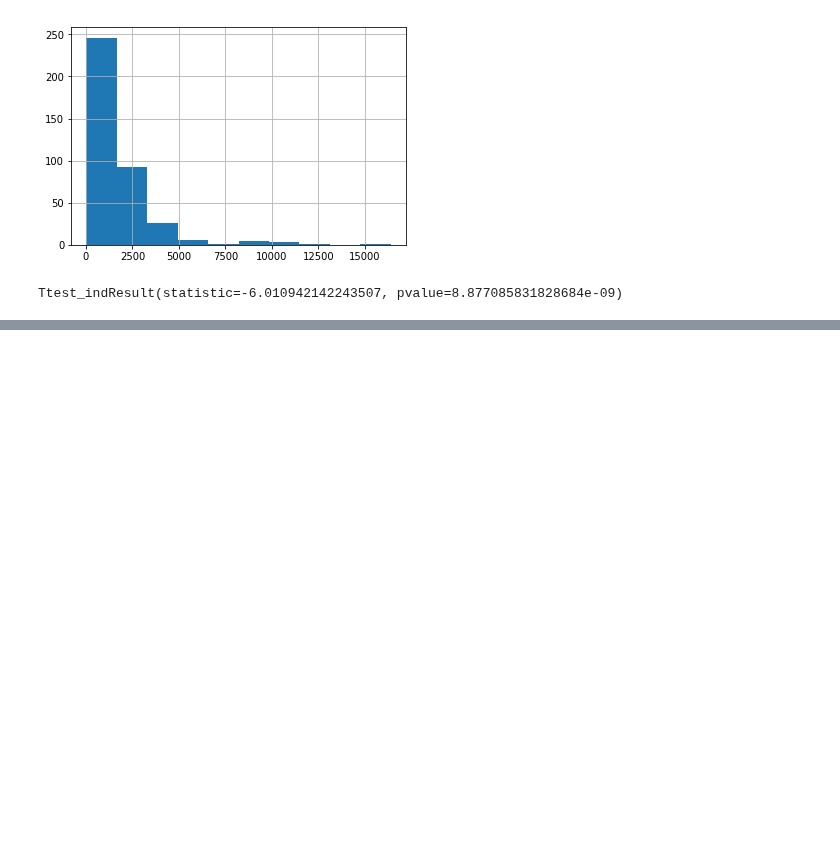
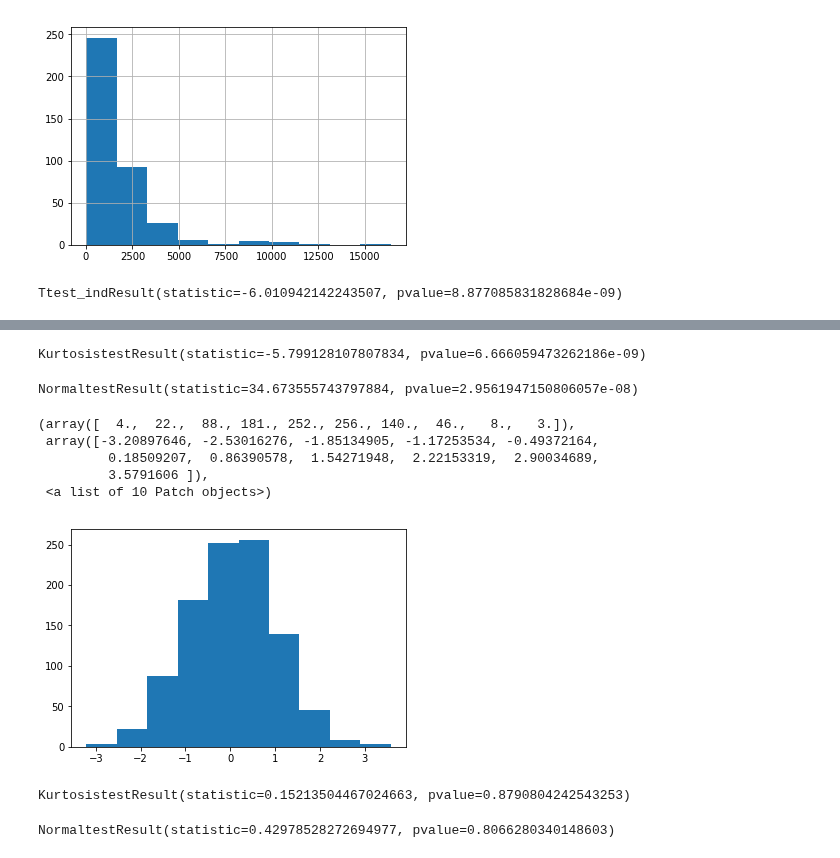
Before and after one commit to giorosati/dsc-2-final-project-online-ds-pt-100118, a Jupyter notebook: module2project.ipynb, the cells around one changed output, grey strips where cells are left out. Saved outputs shown, nothing was run; the diff lists cells and outputs as text; code cells hidden in the pictures; blank space fills up the shorter version.

```diff
--- a/module2project.ipynb
+++ b/module2project.ipynb
@@ -1025,0 +1039,29 @@ The 'normed' kwarg was deprecated in Matplotlib 2.1 and will be removed in 3.1.
+# %%
+# trying to understand kurtosis test
+uniform = list(range(100))
+stats.kurtosistest(uniform)
+# %% [output]
+KurtosistestResult(statistic=-5.799128107807834, pvalue=6.666059473262186e-09)
+# %%
+# normal test on the uniform dist
+stats.normaltest(uniform)
+# %% [output]
+NormaltestResult(statistic=34.673555743797884, pvalue=2.9561947150806057e-08)
+# %%
+s = np.random.normal(0, 1, 1000)
+plt.hist(s)
+# %% [output]
+(array([  4.,  22.,  88., 181., 252., 256., 140.,  46.,   8.,   3.]),
+ array([-3.20897646, -2.53016276, -1.85134905, -1.17253534, -0.49372164,
+         0.18509207,  0.86390578,  1.54271948,  2.22153319,  2.90034689,
+         3.5791606 ]),
+ <a list of 10 Patch objects>)
+[figure, added]
+# %%
+stats.kurtosistest(s)
+# %% [output]
+KurtosistestResult(statistic=0.15213504467024663, pvalue=0.8790804242543253)
+# %%
+stats.normaltest(s)
+# %% [output]
+NormaltestResult(statistic=0.42978528272694977, pvalue=0.8066280340148603)
```
Also changed, not shown: parts of 11 cells of this notebook, 1 other file.
